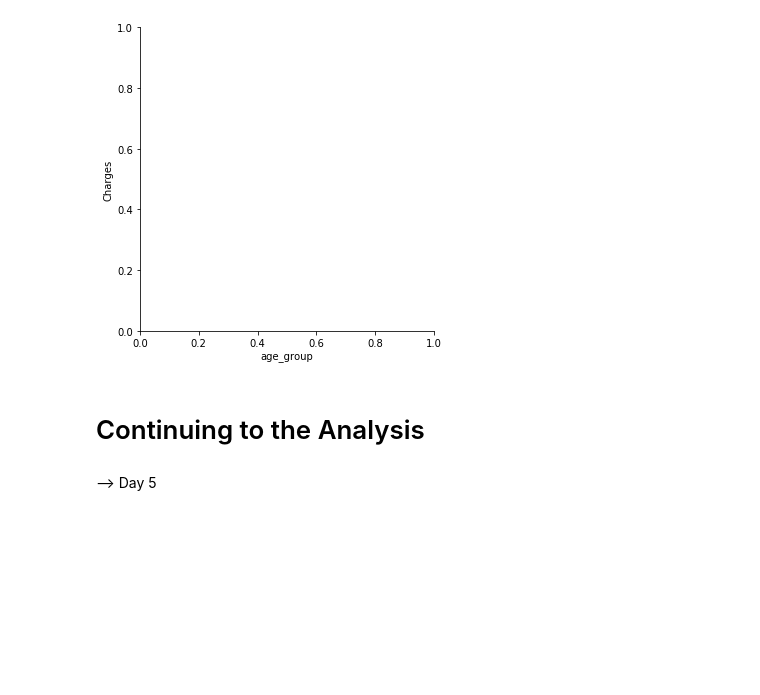
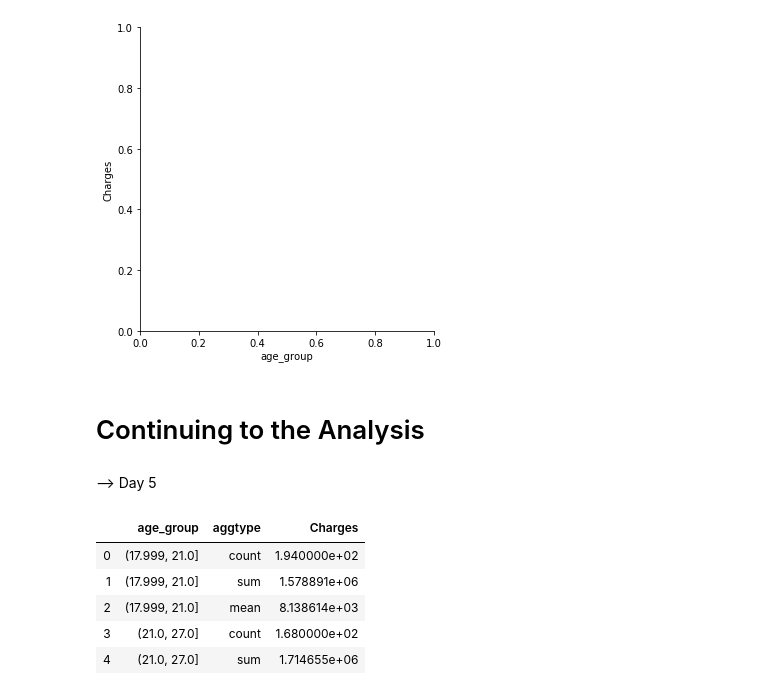
Before and after one commit to denisvrdoljak/AetnaCVS_Python_AUG2020, a Jupyter notebook: project/Project-PracticalExercise.ipynb, the cells around one changed output. Drawn from its saved outputs; the diff is of its cells as text; code cells hidden in the pictures; blank space fills up the shorter version.

```diff
--- a/project/Project-PracticalExercise.ipynb
+++ b/project/Project-PracticalExercise.ipynb
@@ -280,3 +280,12 @@ f.savefig('sample_saved_graph.png',format='png')
 # Continuing to the Analysis
 # %% [markdown]
 --> Day 5
+# %%
+agg_data.head()
+# %% [output]
+|  | age_group | aggtype | Charges |
+| 0 | (17.999, 21.0] | count | 1.940000e+02 |
+| 1 | (17.999, 21.0] | sum | 1.578891e+06 |
+| 2 | (17.999, 21.0] | mean | 8.138614e+03 |
+| 3 | (21.0, 27.0] | count | 1.680000e+02 |
+| 4 | (21.0, 27.0] | sum | 1.714655e+06 |
```
Also changed, not shown: parts of 13 cells of this notebook, 11 other files.
